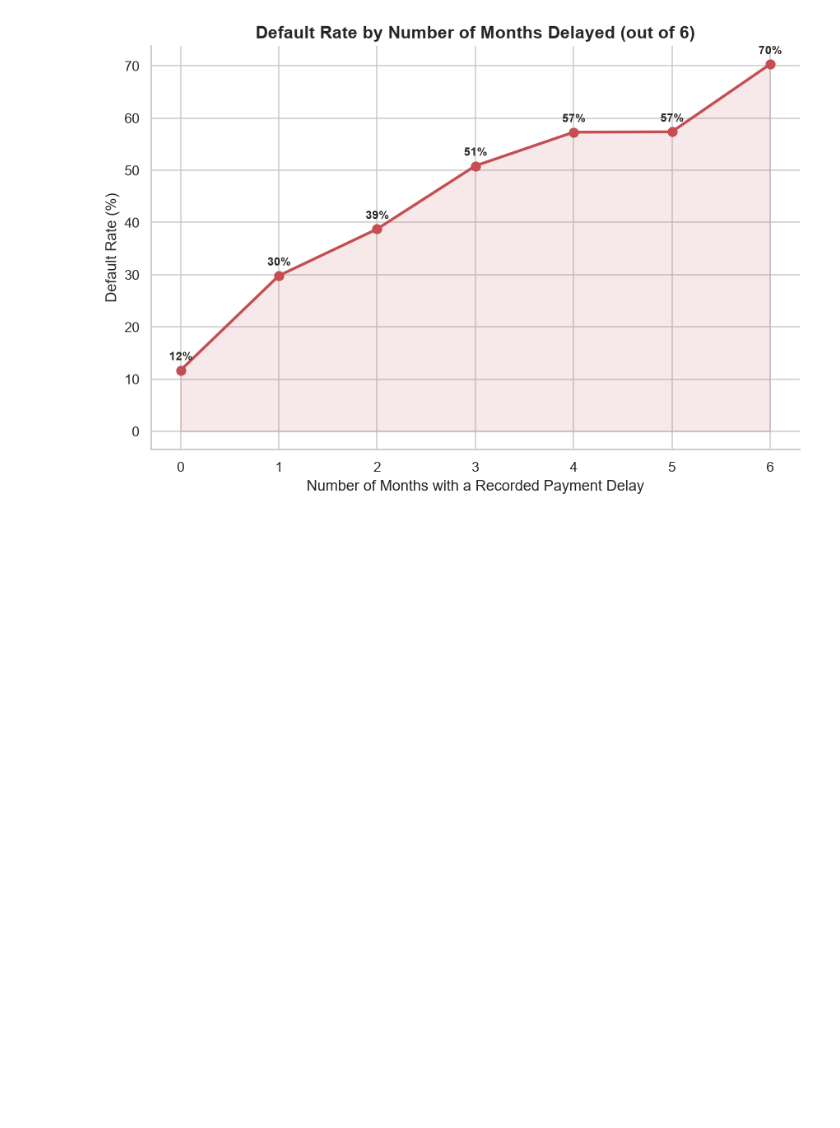
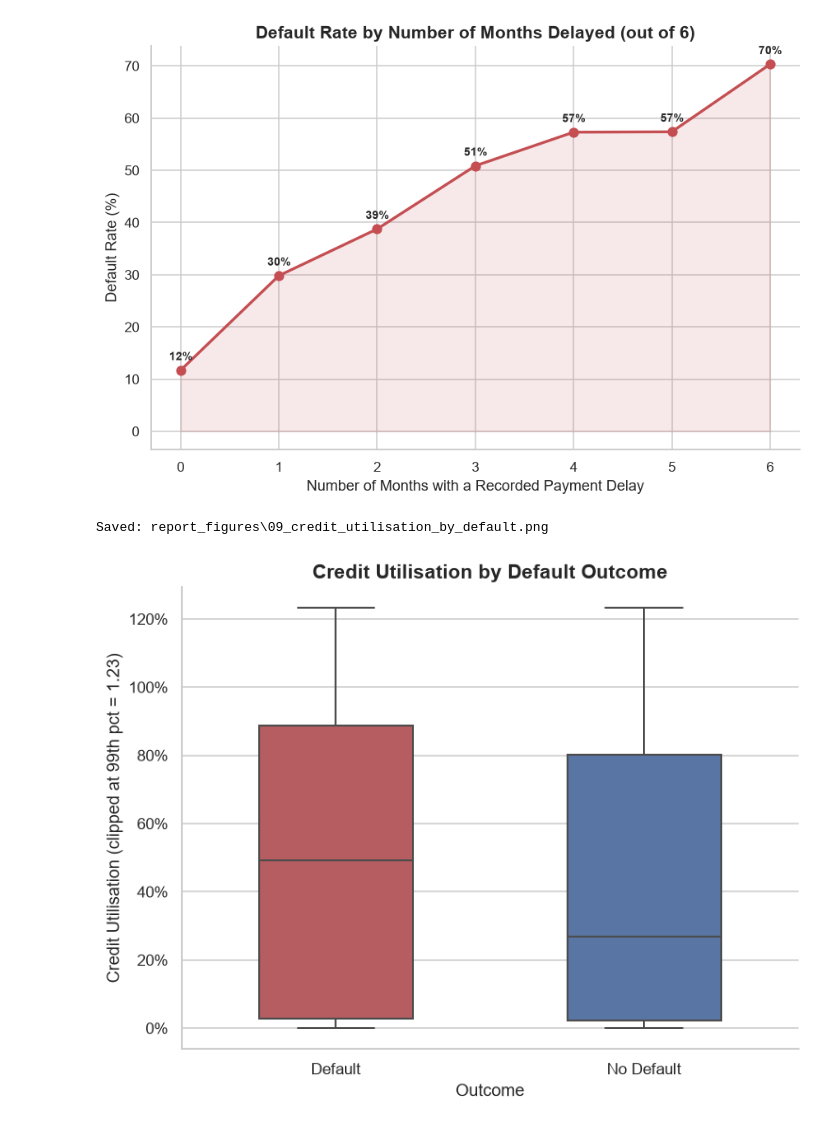
Before and after one commit to Dewmi2004/NovaX--Group-project-of-Python-for-DS-AI, a Jupyter notebook: NovaX.ipynb, the cells around one changed output. Drawn from its saved outputs; the diff is of its cells as text; code cells hidden in the pictures; blank space fills up the shorter version.

Commit message:
Chart 9 — Credit Utilisation by Default Outcome,Chart 10 — Correlation Heatmap of Key Numeric Features and export all charts.

```diff
--- a/NovaX.ipynb
+++ b/NovaX.ipynb
@@ -1196,3 +1196,23 @@ plt.show()
 # %% [output]
 Saved: report_figures\08_default_rate_by_months_delayed.png
 [figure]
+# %%
+clip_util = df["credit_utilisation"].quantile(0.99)
+plot_df["credit_utilisation_display"] = plot_df["credit_utilisation"].clip(upper=clip_util)
+
+fig, ax = plt.subplots(figsize=(7, 5.5))
+sns.boxplot(data=plot_df, x="default_label", y="credit_utilisation_display", hue="default_label",
+            palette={"No Default": COLOR_NO_DEFAULT, "Default": COLOR_DEFAULT},
+            legend=False, ax=ax, width=0.5, fliersize=2, linewidth=1.3)
+
+ax.set_title("Credit Utilisation by Default Outcome")
+ax.set_xlabel("Outcome")
+ax.set_ylabel(f"Credit Utilisation (clipped at 99th pct = {clip_util:.2f})")
+ax.yaxis.set_major_formatter(mticker.FuncFormatter(lambda x, _: f"{x:.0%}"))
+sns.despine()
+plt.tight_layout()
+save_fig(fig, "09_credit_utilisation_by_default.png")
+plt.show()
+# %% [output]
+Saved: report_figures\09_credit_utilisation_by_default.png
+[figure, added]
```
Also changed, not shown: parts of 2 cells of this notebook, 2 other files.
